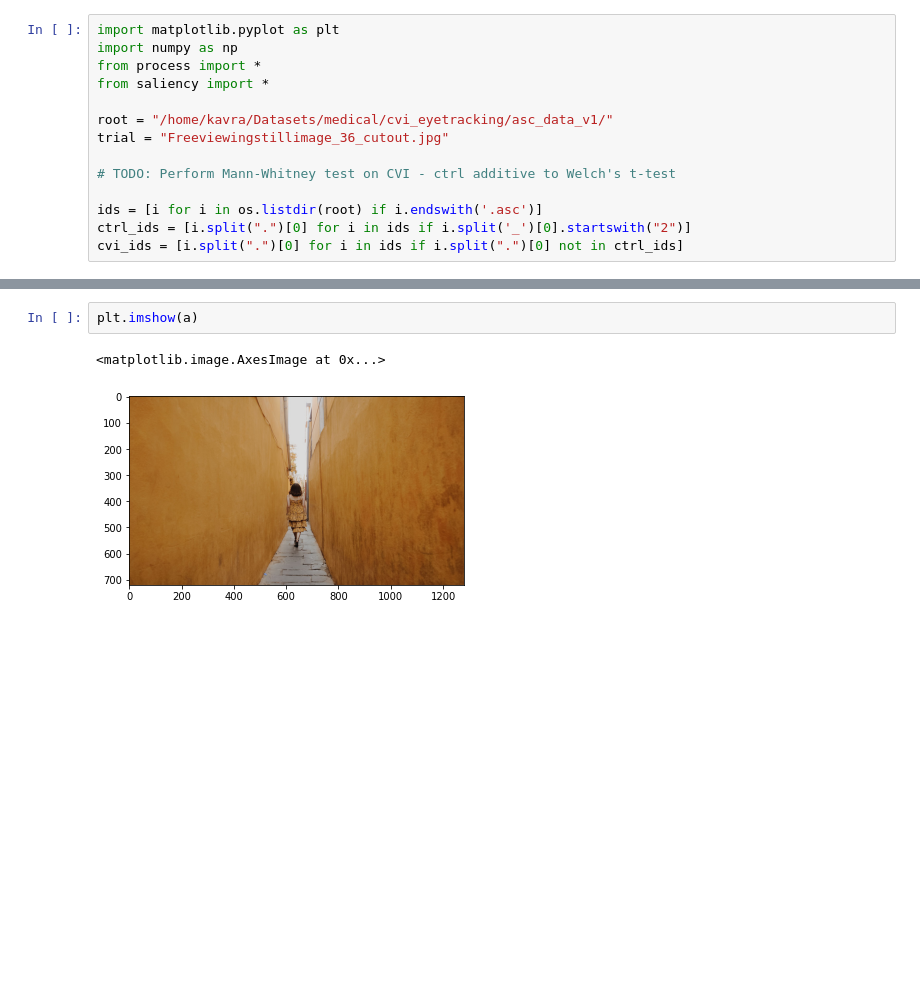
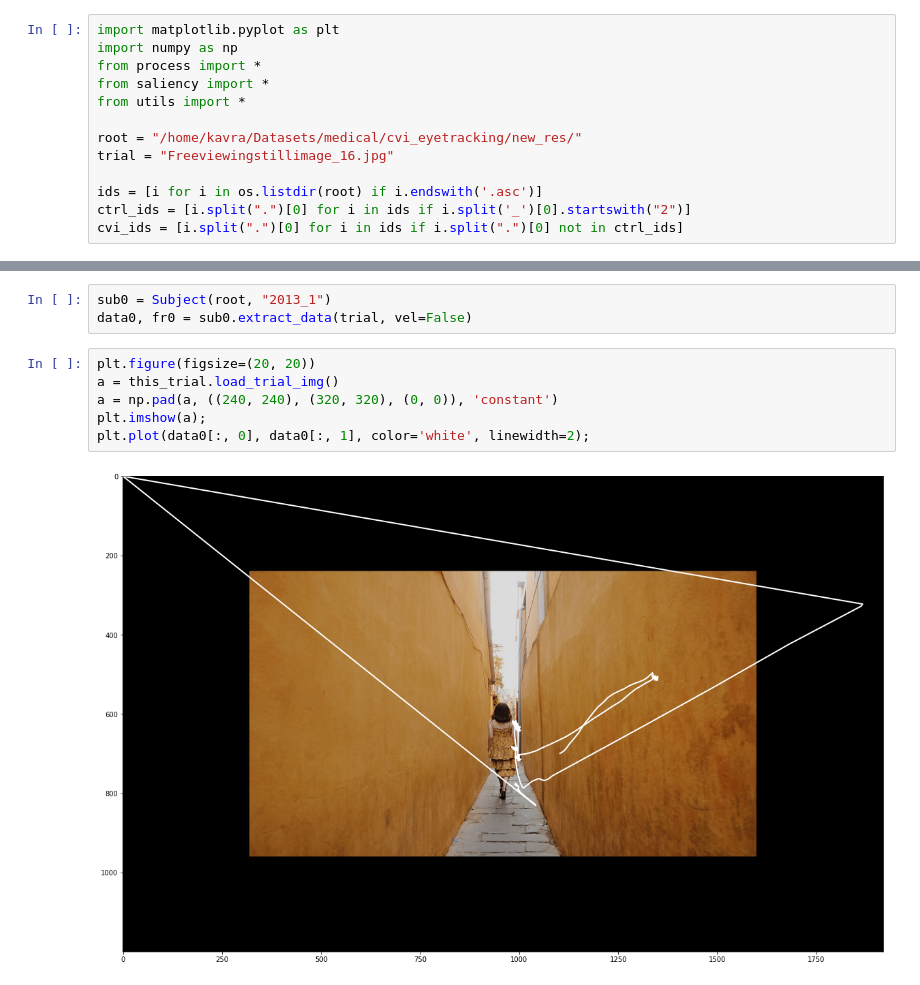
Before and after one commit to klean2050/cvi-eye-tracking, a Jupyter notebook: explore.ipynb, the cells around one changed output, grey strips where cells are left out. Cells and saved outputs as stored; diff of their text form; blank space fills up the shorter version.

```diff
--- a/explore.ipynb
+++ b/explore.ipynb
@@ -3,11 +3,10 @@ import matplotlib.pyplot as plt
 import numpy as np
 from process import *
 from saliency import *
+from utils import *
 
-root = "/home/kavra/Datasets/medical/cvi_eyetracking/asc_data_v1/"
-trial = "Freeviewingstillimage_36_cutout.jpg"
-
-# TODO: Perform Mann-Whitney test on CVI - ctrl additive to Welch's t-test
+root = "/home/kavra/Datasets/medical/cvi_eyetracking/new_res/"
+trial = "Freeviewingstillimage_16.jpg"
 
 ids = [i for i in os.listdir(root) if i.endswith('.asc')]
 ctrl_ids = [i.split(".")[0] for i in ids if i.split('_')[0].startswith("2")]
@@ -20,8 +20,14 @@ IndexError: list index out of range
-# %%
-plt.imshow(a)
-# %% [output]
-<matplotlib.image.AxesImage at 0x...>
-[figure, removed]
+# %%
+sub0 = Subject(root, "2013_1")
+data0, fr0 = sub0.extract_data(trial, vel=False)
+# %%
+plt.figure(figsize=(20, 20))
+a = this_trial.load_trial_img()
+a = np.pad(a, ((240, 240), (320, 320), (0, 0)), 'constant')
+plt.imshow(a);
+plt.plot(data0[:, 0], data0[:, 1], color='white', linewidth=2);
+# %% [output]
+[figure, added]
 # %%
 for trial in TRIAL_LIST:
     for i in ctrl_ids + cvi_ids:
```
Also changed, not shown: parts of 6 cells of this notebook, 4 other files.
